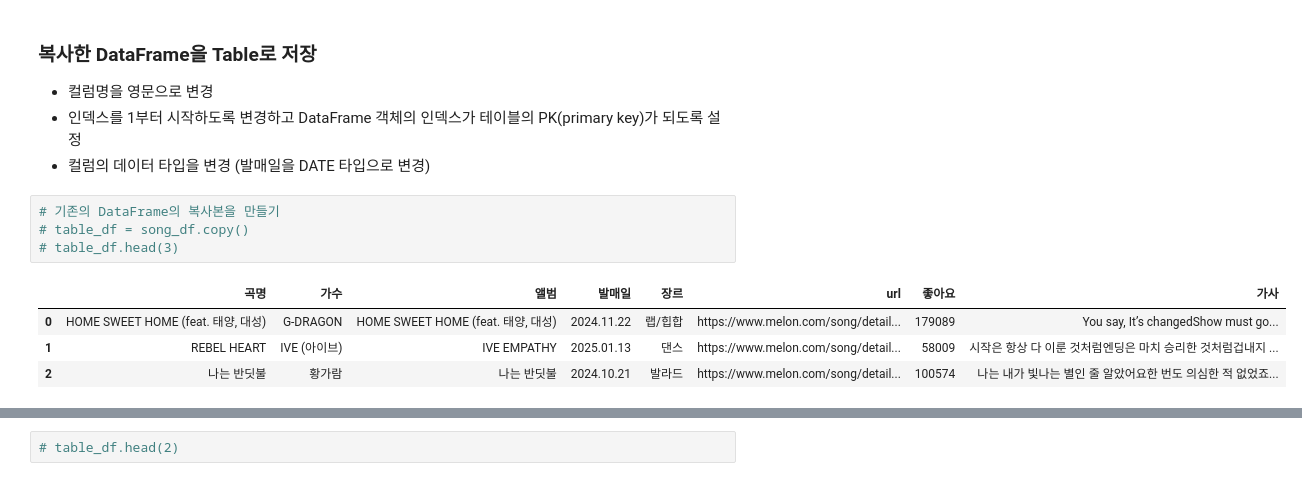
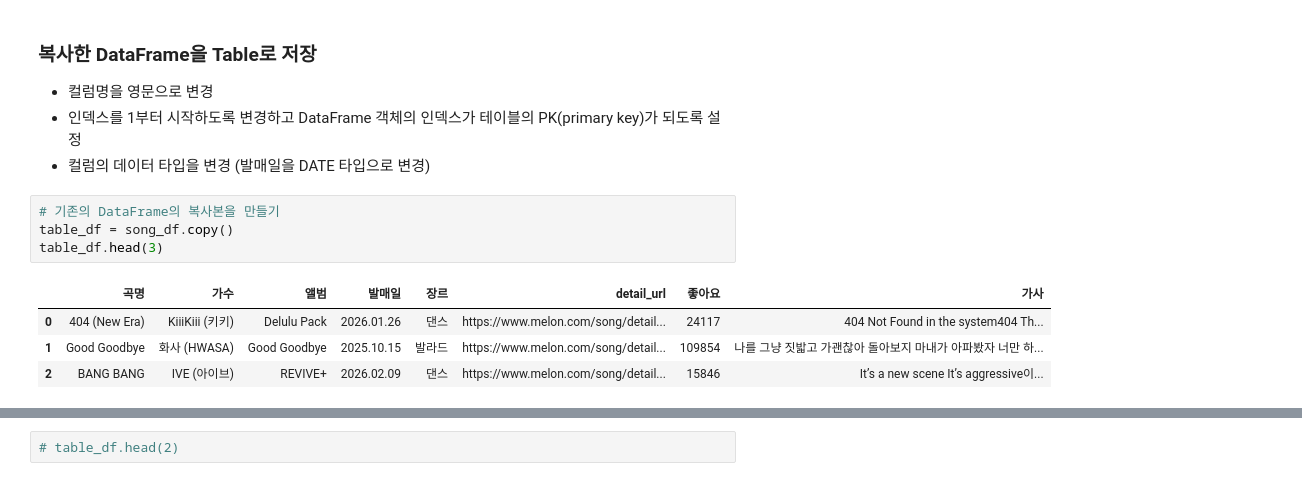
Before and after one commit to Eojinn/Python_Webscraping_analysis, a Jupyter notebook: 04.Melon100차트_데이터파싱_DB저장.ipynb, the cells around one changed output, grey strips where cells are left out. Saved outputs shown, nothing was run; the diff lists cells and outputs as text.

Commit message:
melon100 chart update

```diff
--- a/04.Melon100차트_데이터파싱_DB저장.ipynb
+++ b/04.Melon100차트_데이터파싱_DB저장.ipynb
@@ -309,11 +331,11 @@ db = pymysql.connect(host='localhost', port=3306,  database='python_db', user='p
 * 컬럼의 데이터 타입을 변경 (발매일을 DATE 타입으로 변경)
 # %%
 # 기존의 DataFrame의 복사본을 만들기
-# table_df = song_df.copy()
-# table_df.head(3)
+table_df = song_df.copy()
+table_df.head(3)
 # %% [output]
-|  | 곡명 | 가수 | 앨범 | 발매일 | 장르 | url | 좋아요 | 가사 |
-| 0 | HOME SWEET HOME (feat. 태양, 대성) | G-DRAGON | HOME SWEET HOME (feat. 태양, 대성) | 2024.11.22 | 랩/힙합 | https://www.melon.com/song/detail... | 179089 | You say, It’s changedShow must go... |
-| 1 | REBEL HEART | IVE (아이브) | IVE EMPATHY | 2025.01.13 | 댄스 | https://www.melon.com/song/detail... | 58009 | 시작은 항상 다 이룬 것처럼엔딩은 마치 승리한 것처럼겁내지 ... |
-| 2 | 나는 반딧불 | 황가람 | 나는 반딧불 | 2024.10.21 | 발라드 | https://www.melon.com/song/detail... | 100574 | 나는 내가 빛나는 별인 줄 알았어요한 번도 의심한 적 없었죠... |
+|  | 곡명 | 가수 | 앨범 | 발매일 | 장르 | detail_url | 좋아요 | 가사 |
+| 0 | 404 (New Era) | KiiiKiii (키키) | Delulu Pack | 2026.01.26 | 댄스 | https://www.melon.com/song/detail... | 24117 | 404 Not Found in the system404 Th... |
+| 1 | Good Goodbye | 화사 (HWASA) | Good Goodbye | 2025.10.15 | 발라드 | https://www.melon.com/song/detail... | 109854 | 나를 그냥 짓밟고 가괜찮아 돌아보지 마내가 아파봤자 너만 하... |
+| 2 | BANG BANG | IVE (아이브) | REVIVE+ | 2026.02.09 | 댄스 | https://www.melon.com/song/detail... | 15846 | It’s a new scene It’s aggressive이... |
 # %%
```
Also changed, not shown: parts of 13 cells of this notebook, 2 other files.
